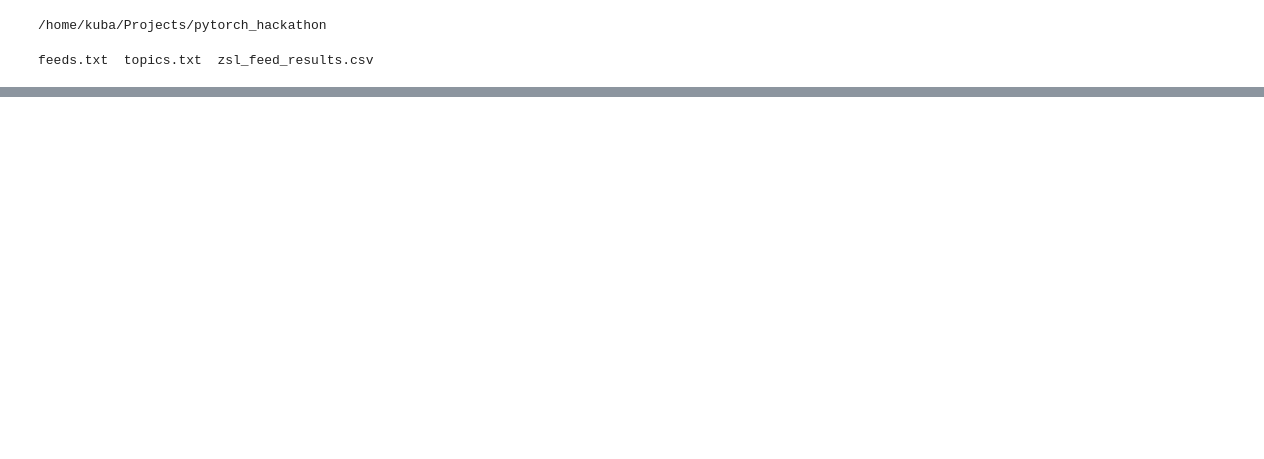
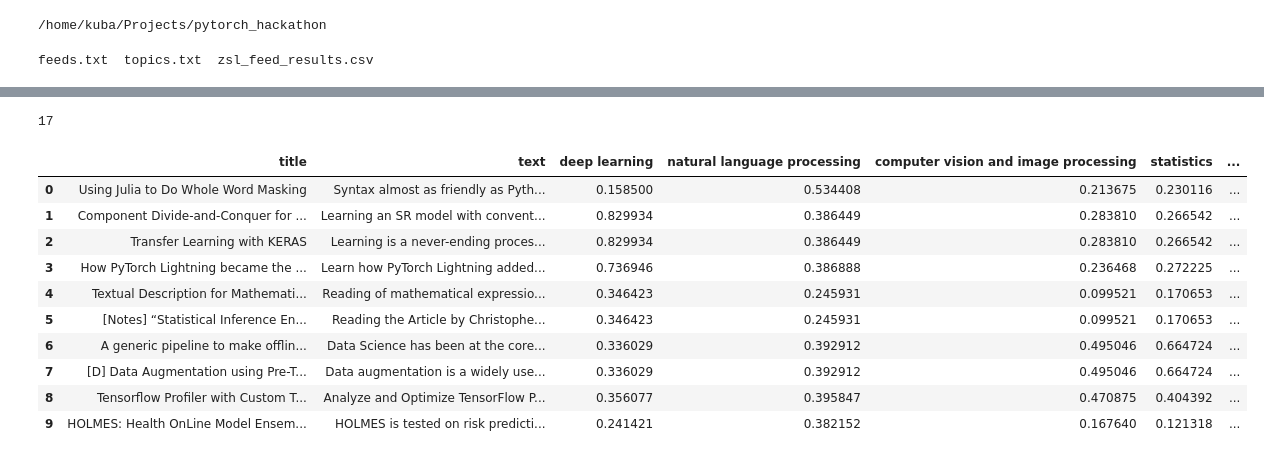
Before and after one commit to lambdaofgod/pytorch_hackathon, a Jupyter notebook: notebooks/Searching RSS feeds with haystack.ipynb, the cells around one changed output, grey strips where cells are left out. Saved outputs shown, nothing was run; the diff lists cells and outputs as text; code cells hidden in the pictures; blank space fills up the shorter version.

```diff
--- a/notebooks/Searching RSS feeds with haystack.ipynb
+++ b/notebooks/Searching RSS feeds with haystack.ipynb
@@ -138 +146,62 @@ topic = topic_strings[-1]
+# %%
+raw_results = retriever.retrieve(
+    topic_query_strings[1]
+)
+# %%
+#export
+
+
+def get_scored_df(raw_results, topic_strings):
+    topic_query_strings = [
+        'text is about {}'.format(topic)
+        for topic in topic_strings
+    ]
+
+    results = [
+        doc_to_dict(doc)
+        for doc in raw_results
+    ]
+    result_embeddings = np.array([
+        doc.meta['text_emb']
+        for doc in raw_results
+    ]).astype('float32')
+    topic_query_embeddings = np.array(retriever.embed_passages(
+        list(topic_strings)
+    )).astype('float32')
+
+    scores_df = pd.DataFrame({})
+    scores_df['title'] = list(map(itemgetter('title'), results))
+    scores_df['text'] = list(map(itemgetter('text'), results))
+
+    scores = pd.DataFrame(metrics.pairwise.cosine_similarity(
+        result_embeddings,
+        topic_query_embeddings
+    ))
+    scores.columns = topic_strings
+
+    scores_df = pd.concat(
+        [scores_df, scores],
+        axis=1
+    )
+    return scores_df
+# %%
+scores_df = get_scored_df(raw_results, topic_strings)
+# %%
+len(set(scores_df.columns))
+# %% [output]
+17
+# %%
+scores_df.style.background_gradient(cmap=cm)
+# %% [output]
+|  | title | text | deep learning | natural language processing | computer vision and image processing | statistics | ... |
+| 0 | Using Julia to Do Whole Word Masking | Syntax almost as friendly as Pyth... | 0.158500 | 0.534408 | 0.213675 | 0.230116 | ... |
+| 1 | Component Divide-and-Conquer for ... | Learning an SR model with convent... | 0.829934 | 0.386449 | 0.283810 | 0.266542 | ... |
+| 2 | Transfer Learning with KERAS | Learning is a never-ending proces... | 0.829934 | 0.386449 | 0.283810 | 0.266542 | ... |
+| 3 | How PyTorch Lightning became the ... | Learn how PyTorch Lightning added... | 0.736946 | 0.386888 | 0.236468 | 0.272225 | ... |
+| 4 | Textual Description for Mathemati... | Reading of mathematical expressio... | 0.346423 | 0.245931 | 0.099521 | 0.170653 | ... |
+| 5 | [Notes] “Statistical Inference En... | Reading the Article by Christophe... | 0.346423 | 0.245931 | 0.099521 | 0.170653 | ... |
+| 6 | A generic pipeline to make offlin... | Data Science has been at the core... | 0.336029 | 0.392912 | 0.495046 | 0.664724 | ... |
+| 7 | [D] Data Augmentation using Pre-T... | Data augmentation is a widely use... | 0.336029 | 0.392912 | 0.495046 | 0.664724 | ... |
+| 8 | Tensorflow Profiler with Custom T... | Analyze and Optimize TensorFlow P... | 0.356077 | 0.395847 | 0.470875 | 0.404392 | ... |
+| 9 | HOLMES: Health OnLine Model Ensem... | HOLMES is tested on risk predicti... | 0.241421 | 0.382152 | 0.167640 | 0.121318 | ... |
 # %%
```
Also changed, not shown: parts of 28 cells of this notebook, 2 other files.
